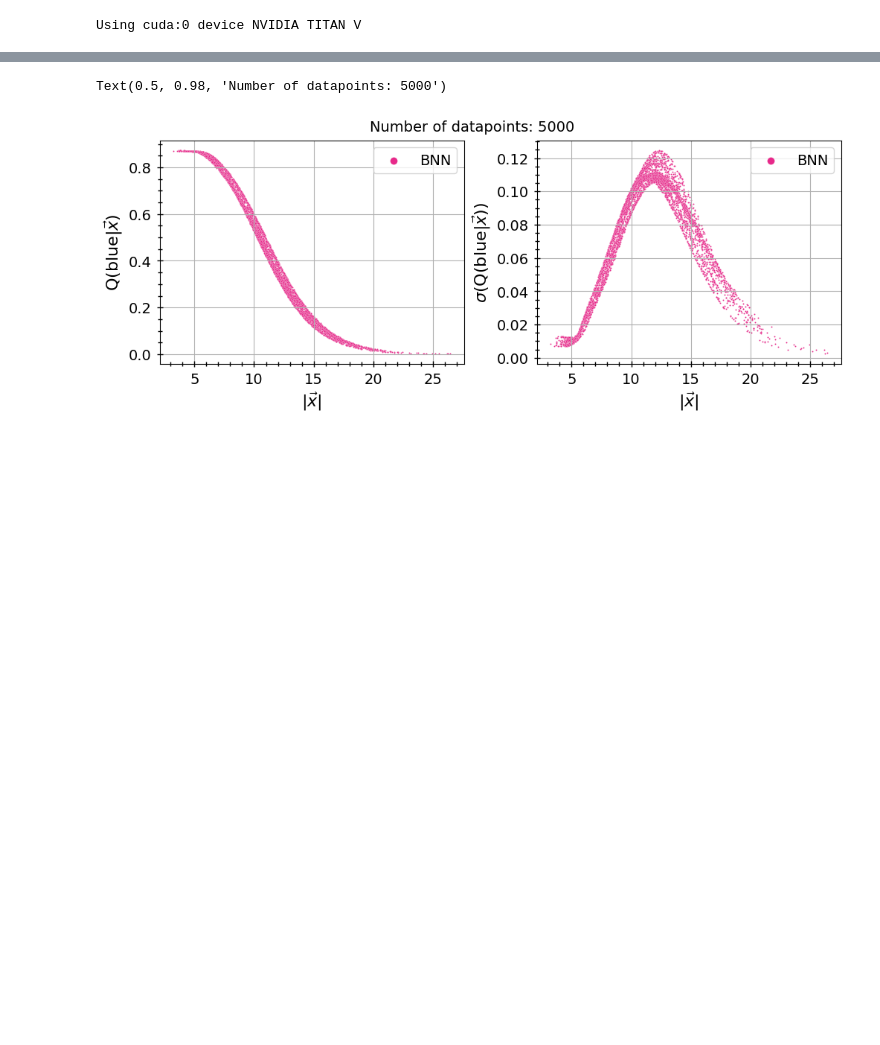
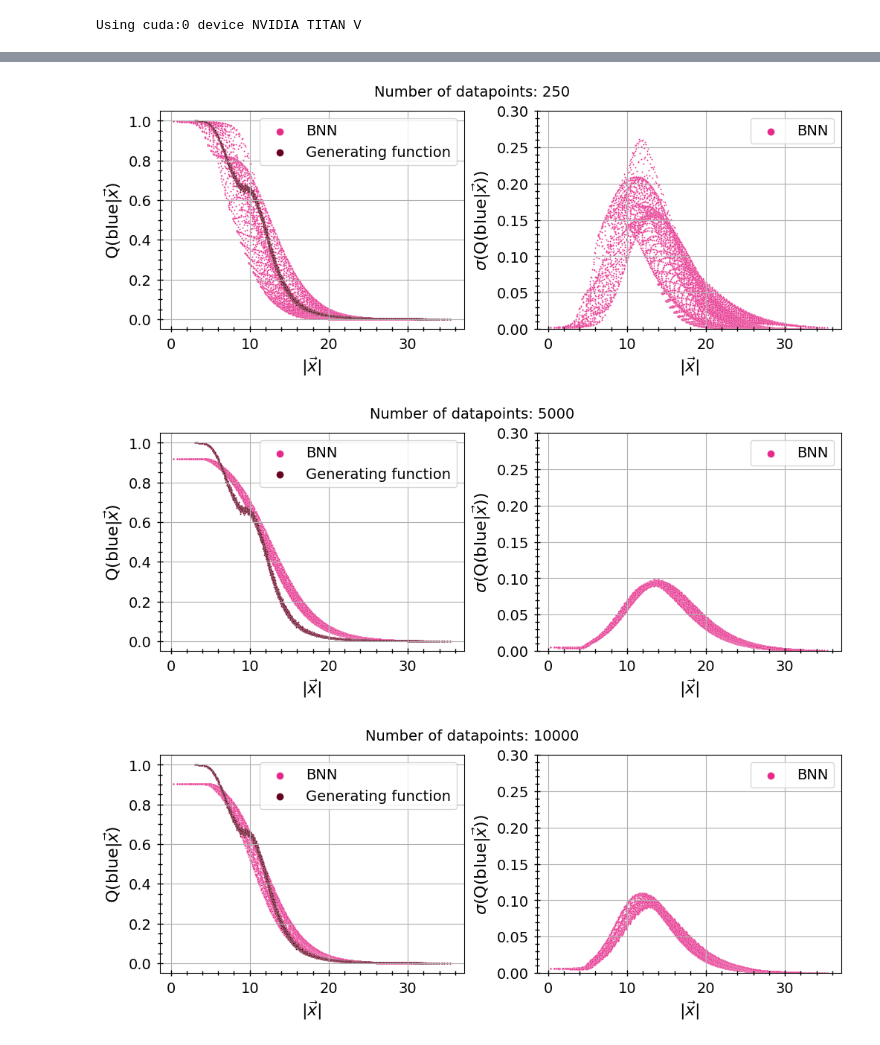
Before and after one commit to choisant/foundational-modeling, a Jupyter notebook: toy_experiment/BNN/BNN.ipynb, the cells around one changed output, grey strips where cells are left out. Saved outputs shown, nothing was run; the diff lists cells and outputs as text; code cells hidden in the pictures; blank space fills up the shorter version.

```diff
--- a/toy_experiment/BNN/BNN.ipynb
+++ b/toy_experiment/BNN/BNN.ipynb
@@ -332,7 +346,7 @@ for i in range(len(n_data)):
         for i in range(len(n_data)):
         #val_data_ensembles = [pd.read_csv(f"predictions/{trainfile}/{valfile}_predicted_SequentialNet_{n_ensemble}ensembles_ndata-{n_data[i]}.csv") for i in range(len(n_data))]
             test_dfs[i] = pd.read_csv(f"predictions/{trainfile}/{testfile}_predicted_BNN_ndata-{n_data[i]}.csv")
-            grid_dfs[i] = pd.read_csv(f"predictions/{trainfile}/grid_{tag}_predicted__predicted_BNN_ndata-{n_data[i]}.csv")
+            grid_dfs[i] = pd.read_csv(f"predictions/{trainfile}/grid_{tag}_predicted_BNN_ndata-{n_data[i]}.csv")
 # %%
 for i in range(len(n_data)):
     fig, axs = plt.subplots(nrows = 2, ncols = 2, figsize = (8, 7), layout="constrained")
@@ -356,16 +371,20 @@ for i in range(len(n_data)):
     fig, axs = plt.subplots(nrows = 1, ncols = 3, figsize = (11,3), layout="constrained")
     axs[0] = plot_results(grid_dfs[i], "Est_prob_blue", axs[0], "Estimated distribution", grid=True)
     hue_norm = mpl.colors.Normalize(vmin=0, vmax=1, clip=False)
-    fig.colorbar(mpl.cm.ScalarMappable(norm=hue_norm, cmap=red_blue_cmap()), label=r"Q(blue|$\vec{x}$)", ax=axs[0])
+    fig.colorbar(mpl.cm.ScalarMappable(norm=hue_norm, cmap=red_blue_cmap()),  fraction=0.050, pad=0.04,
+                 label=r"$\bar{Q}$(blue|$\vec{x}$)", ax=axs[0])
 
     axs[1] = plot_diff(grid_dfs[i], truth_data, "Est_prob_blue", "P_blue_given_x", axs[1], r"Error", max_val=max_err_val[i])
     hue_norm = mpl.colors.Normalize(vmin=-max_err_val[i], vmax=max_err_val[i], clip=False)
-    fig.colorbar(mpl.cm.ScalarMappable(norm=hue_norm, cmap=pink_black_green_cmap()), label=r"Abs(Q(blue|$\vec{x}$)-P(blue|$\vec{x}$))", ax=axs[1])
+    fig.colorbar(mpl.cm.ScalarMappable(norm=hue_norm, cmap=pink_black_green_cmap()),  fraction=0.050, pad=0.04,
+                 label=r"$\bar{Q}$(blue|$\vec{x}$)-P(blue|$\vec{x}$)", ax=axs[1])
 
     axs[2] = plot_std(grid_dfs[i], "Std_prob_blue", axs[2], "Standard uncertainty", grid=True, max_val=max_err_val[i])
 
     hue_norm = mpl.colors.Normalize(vmin=0, vmax=max_err_val[i], clip=False)
-    fig.colorbar(mpl.cm.ScalarMappable(norm=hue_norm, cmap="inferno"), label=r"Std(Q(blue|$\vec{x}$))", ax=axs[2])
+    fig.colorbar(mpl.cm.ScalarMappable(norm=hue_norm, cmap="inferno"),  fraction=0.050, pad=0.04,
+                 label=r"$\sigma$(Q$_i$(blue|$\vec{x}$))", ax=axs[2])
 
-    fig.suptitle(f"Number of training datapoints: {n_data[i]}", fontsize=14)
+    #fig.suptitle(f"Number of training datapoints: {n_data[i]}", fontsize=14)
+    fig.savefig(f"../fig/BNN_ntrain_{n_data[i]}.pdf", format="pdf", bbox_inches='tight', dpi=350)
 # %% [output]
@@ -381,22 +420,24 @@ sn.scatterplot(grid_data, y="Error", x ="Std_prob_blue")
 # %%
-fig, axs = plt.subplots(nrows=1, ncols=2, figsize= (10, 4), layout="constrained")
-sn.scatterplot(val_data, x="r_x", y="Est_prob_blue", s=2, ax = axs[0], label="BNN", color="#e7298a")
-#sn.lineplot(truth_data, x="r_x", y="P_blue_given_x", linewidth=2, ax = axs[0], label="Generating function", color="#67001f")
-axs[0].set_ylabel(r"Q(blue|$\vec{x}$)", fontsize=16)
+for i in range(len(n_data)):
+    fig, axs = plt.subplots(nrows=1, ncols=2, figsize= (10, 4), layout="constrained")
+    sn.scatterplot(grid_dfs[i], x="r_x", y="Est_prob_blue", s=2, ax = axs[0], label="BNN", color="#e7298a")
+    sn.scatterplot(truth_data, x="r_x", y="P_blue_given_x", s=2, ax = axs[0], label="Generating function", color="#67001f")
+    axs[0].set_ylabel(r"Q(blue|$\vec{x}$)", fontsize=16)
 
-sn.scatterplot(val_data, x="r_x", y="Std_prob_blue", s=2, ax = axs[1], label="BNN", color="#e7298a")
-axs[1].set_ylabel(r"$\sigma$(Q(blue|$\vec{x}$))", fontsize=16)
-#axs[1].set_ylim(0, 0.3)
+    sn.scatterplot(grid_dfs[i], x="r_x", y="Std_prob_blue", s=2, ax = axs[1], label="BNN", color="#e7298a")
+    axs[1].set_ylabel(r"$\sigma$(Q(blue|$\vec{x}$))", fontsize=16)
+    axs[1].set_ylim(0, 0.3)
 
-for ax in axs:
-    ax.legend(markerscale=5, fontsize=14)
-    ax.set_xlabel(r"$|\vec{x}|$", fontsize=16)
-    ax.tick_params(which="both", direction="inout", bottom=True, left=True, labelsize=14, pad=5, length=4, width=1)
-    ax.tick_params(which="major", length=6)
-    ax.minorticks_on()
-    ax.grid()
-fig.suptitle(f"Number of datapoints: {n_train}", fontsize=14)
+    for ax in axs:
+        ax.legend(markerscale=5, fontsize=14)
+        ax.set_xlabel(r"$|\vec{x}|$", fontsize=16)
+        ax.tick_params(which="both", direction="inout", bottom=True, left=True, labelsize=14, pad=5, length=4, width=1)
+        ax.tick_params(which="major", length=6)
+        ax.minorticks_on()
+        ax.grid()
+    fig.suptitle(f"Number of datapoints: {n_data[i]}", fontsize=14)
 # %% [output]
-Text(0.5, 0.98, 'Number of datapoints: 5000')
-[figure, old version]
+[figure, new version]
+[figure, added]
+[figure, added]
 # %%
```
Also changed, not shown: parts of 9 cells of this notebook, 46 other files.
